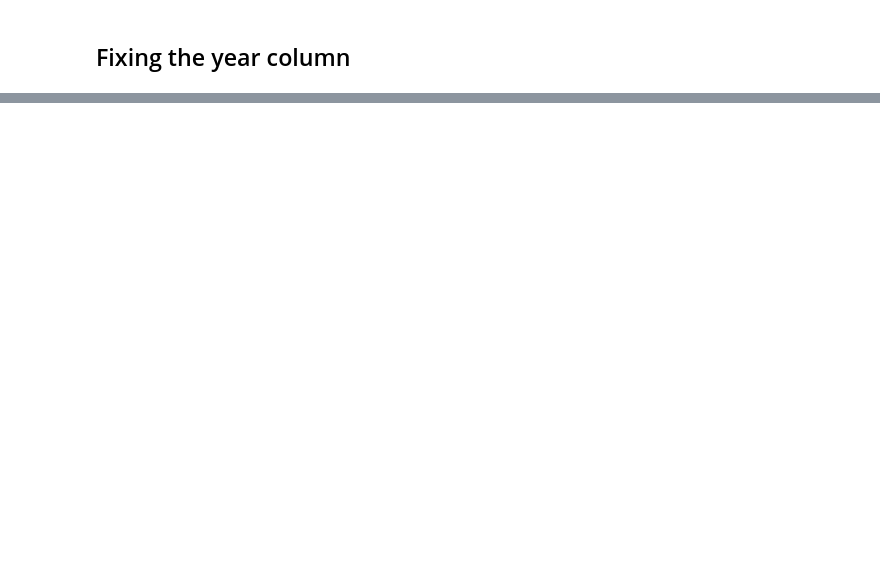
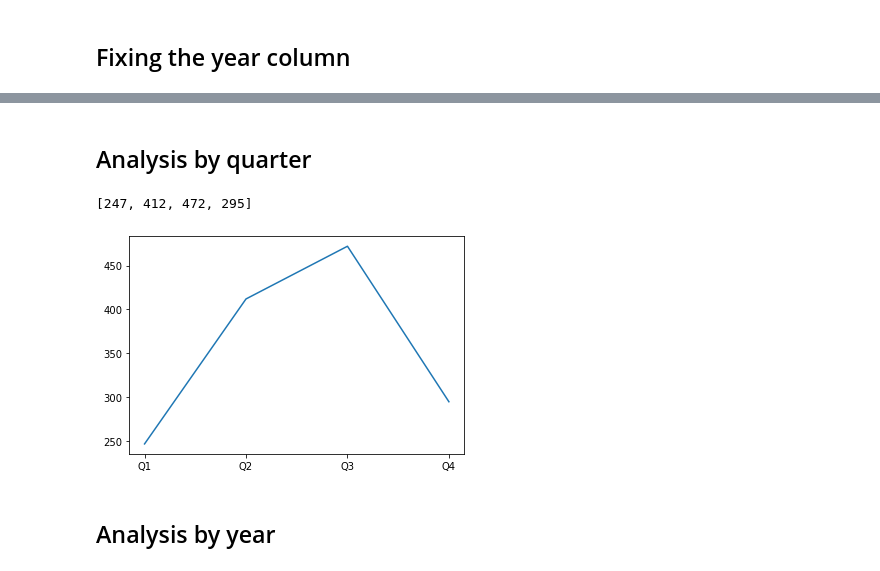
Before and after one commit to diegomdias87/Shark_Attack_Project, a Jupyter notebook: main.ipynb, the cells around one changed output, grey strips where cells are left out. Drawn from its saved outputs; the diff is of its cells as text; code cells hidden in the pictures; blank space fills up the shorter version.

Commit message:
Changes on data cleaning and analysis
Data Cleaning
- Added named month (ex: 'jun')
- Kept the records for the last 20 years
- Created quarter column
Data Analysis
- Created an analysis on quarter

```diff
--- a/main.ipynb
+++ b/main.ipynb
@@ -375,0 +605,4 @@ list_ages = db2['Year'].tolist()
+# %%
+db2 = db2[['Month', 'Quarter', 'Year', 'Accident Type', 'Country', 'Area', 'Location',
+       'Activity', 'Name', 'Age', 'Sex ', 'Injury', 'Fatal (Y/N)', 'Time',
+       'Species ']]
@@ -375,0 +611,22 @@ list_ages = db2['Year'].tolist()
+# %% [markdown]
+## Analysis by quarter
+# %%
+quarter_list = ['Q1', 'Q2', 'Q3', 'Q4']
+# %%
+quarter_test = db2['Quarter'].value_counts()
+# %%
+quarter_values = []
+for i in quarter_list:
+    value = quarter_test.loc[quarter_test.index.isin([i])]
+    quarter_values.append(value.item())
+# %%
+quarter_values
+# %% [output]
+[247, 412, 472, 295]
+# %%
+plt.plot(quarter_list, quarter_values)
+plt.show()
+# %% [output]
+[figure, added]
+# %% [markdown]
+## Analysis by year
```
Also changed, not shown: parts of 44 cells of this notebook.
